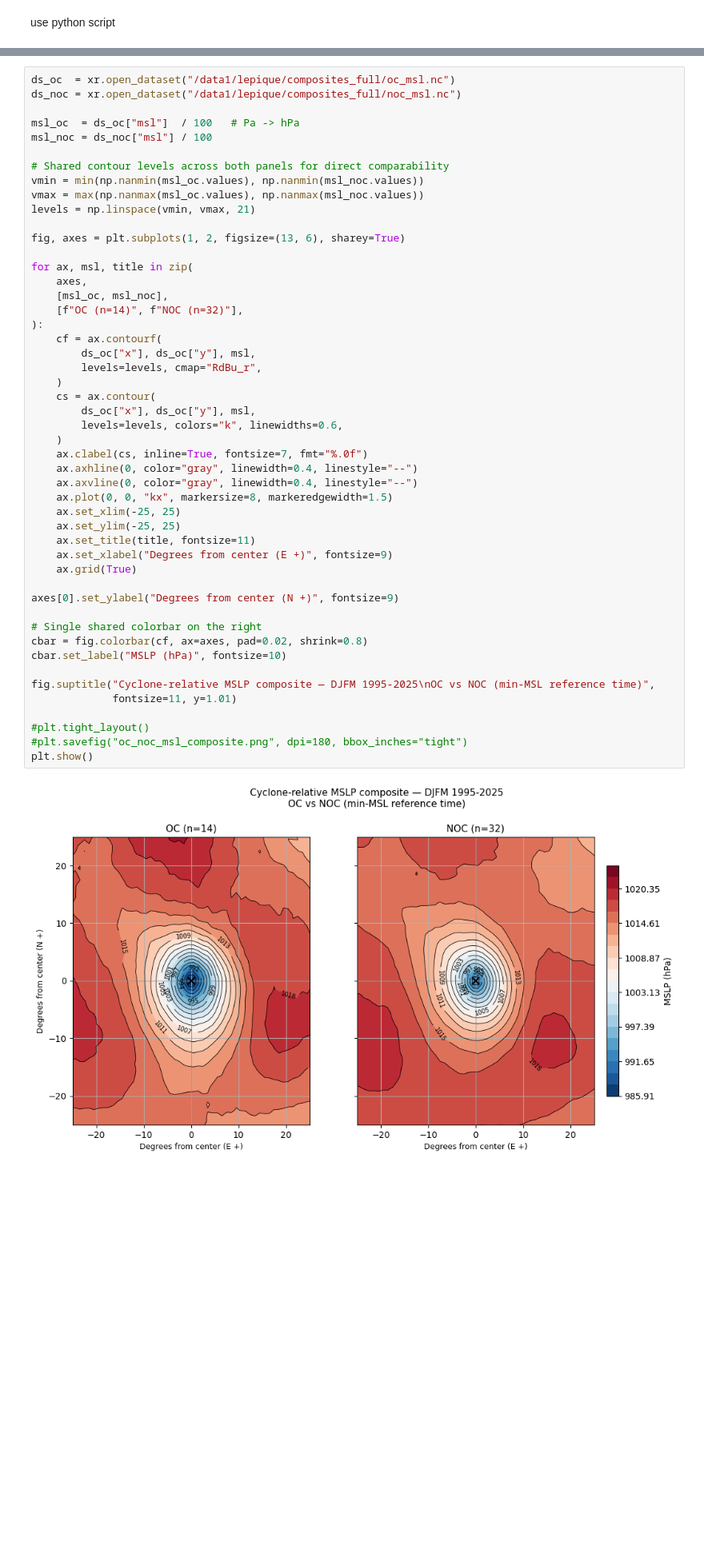
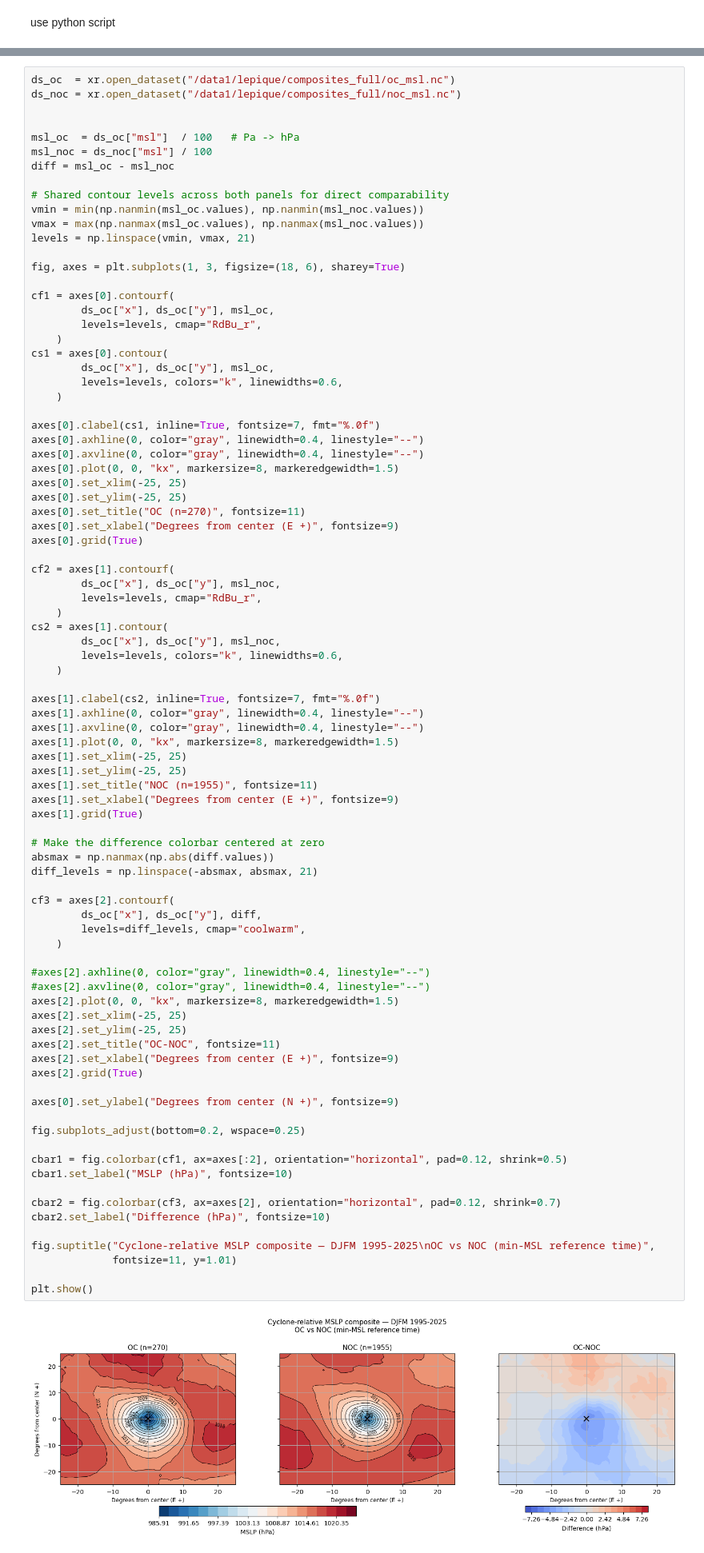
Before and after one commit to augustlepique/circs-research, a Jupyter notebook: TE_compositing.ipynb, the cells around one changed output, grey strips where cells are left out. Shown at 80% size. Saved outputs shown, nothing was run; the diff lists cells and outputs as text; blank space fills up the shorter version.

```diff
--- a/TE_compositing.ipynb
+++ b/TE_compositing.ipynb
@@ -358,51 +312,88 @@ plt.show()
 # %%
 ds_oc  = xr.open_dataset("/data1/lepique/composites_full/oc_msl.nc")
 ds_noc = xr.open_dataset("/data1/lepique/composites_full/noc_msl.nc")
 
+
 msl_oc  = ds_oc["msl"]  / 100   # Pa -> hPa
 msl_noc = ds_noc["msl"] / 100
+diff = msl_oc - msl_noc
 
 # Shared contour levels across both panels for direct comparability
 vmin = min(np.nanmin(msl_oc.values), np.nanmin(msl_noc.values))
 vmax = max(np.nanmax(msl_oc.values), np.nanmax(msl_noc.values))
 levels = np.linspace(vmin, vmax, 21)
 
-fig, axes = plt.subplots(1, 2, figsize=(13, 6), sharey=True)
+fig, axes = plt.subplots(1, 3, figsize=(18, 6), sharey=True)
 
-for ax, msl, title in zip(
-    axes,
-    [msl_oc, msl_noc],
-    [f"OC (n=14)", f"NOC (n=32)"],
-):
-    cf = ax.contourf(
-        ds_oc["x"], ds_oc["y"], msl,
+cf1 = axes[0].contourf(
+        ds_oc["x"], ds_oc["y"], msl_oc,
         levels=levels, cmap="RdBu_r",
     )
-    cs = ax.contour(
-        ds_oc["x"], ds_oc["y"], msl,
+cs1 = axes[0].contour(
+        ds_oc["x"], ds_oc["y"], msl_oc,
         levels=levels, colors="k", linewidths=0.6,
     )
-    ax.clabel(cs, inline=True, fontsize=7, fmt="%.0f")
-    ax.axhline(0, color="gray", linewidth=0.4, linestyle="--")
-    ax.axvline(0, color="gray", linewidth=0.4, linestyle="--")
-    ax.plot(0, 0, "kx", markersize=8, markeredgewidth=1.5)
-    ax.set_xlim(-25, 25)
-    ax.set_ylim(-25, 25)
-    ax.set_title(title, fontsize=11)
-    ax.set_xlabel("Degrees from center (E +)", fontsize=9)
-    ax.grid(True)
+
+axes[0].clabel(cs1, inline=True, fontsize=7, fmt="%.0f")
+axes[0].axhline(0, color="gray", linewidth=0.4, linestyle="--")
+axes[0].axvline(0, color="gray", linewidth=0.4, linestyle="--")
+axes[0].plot(0, 0, "kx", markersize=8, markeredgewidth=1.5)
+axes[0].set_xlim(-25, 25)
+axes[0].set_ylim(-25, 25)
+axes[0].set_title("OC (n=270)", fontsize=11)
+axes[0].set_xlabel("Degrees from center (E +)", fontsize=9)
+axes[0].grid(True)
+
+cf2 = axes[1].contourf(
+        ds_oc["x"], ds_oc["y"], msl_noc,
+        levels=levels, cmap="RdBu_r",
+    )
+cs2 = axes[1].contour(
+        ds_oc["x"], ds_oc["y"], msl_noc,
+        levels=levels, colors="k", linewidths=0.6,
+    )
+
+axes[1].clabel(cs2, inline=True, fontsize=7, fmt="%.0f")
+axes[1].axhline(0, color="gray", linewidth=0.4, linestyle="--")
+axes[1].axvline(0, color="gray", linewidth=0.4, linestyle="--")
+axes[1].plot(0, 0, "kx", markersize=8, markeredgewidth=1.5)
+axes[1].set_xlim(-25, 25)
+axes[1].set_ylim(-25, 25)
+axes[1].set_title("NOC (n=1955)", fontsize=11)
+axes[1].set_xlabel("Degrees from center (E +)", fontsize=9)
+axes[1].grid(True)
+
+# Make the difference colorbar centered at zero
+absmax = np.nanmax(np.abs(diff.values))
+diff_levels = np.linspace(-absmax, absmax, 21)
+
+cf3 = axes[2].contourf(
+        ds_oc["x"], ds_oc["y"], diff,
+        levels=diff_levels, cmap="coolwarm",
+    )
+
+#axes[2].axhline(0, color="gray", linewidth=0.4, linestyle="--")
+#axes[2].axvline(0, color="gray", linewidth=0.4, linestyle="--")
+axes[2].plot(0, 0, "kx", markersize=8, markeredgewidth=1.5)
+axes[2].set_xlim(-25, 25)
+axes[2].set_ylim(-25, 25)
+axes[2].set_title("OC-NOC", fontsize=11)
+axes[2].set_xlabel("Degrees from center (E +)", fontsize=9)
+axes[2].grid(True)
 
 axes[0].set_ylabel("Degrees from center (N +)", fontsize=9)
 
-# Single shared colorbar on the right
-cbar = fig.colorbar(cf, ax=axes, pad=0.02, shrink=0.8)
-cbar.set_label("MSLP (hPa)", fontsize=10)
+fig.subplots_adjust(bottom=0.2, wspace=0.25)
+
+cbar1 = fig.colorbar(cf1, ax=axes[:2], orientation="horizontal", pad=0.12, shrink=0.5)
+cbar1.set_label("MSLP (hPa)", fontsize=10)
+
+cbar2 = fig.colorbar(cf3, ax=axes[2], orientation="horizontal", pad=0.12, shrink=0.7)
+cbar2.set_label("Difference (hPa)", fontsize=10)
 
 fig.suptitle("Cyclone-relative MSLP composite — DJFM 1995-2025\nOC vs NOC (min-MSL reference time)",
              fontsize=11, y=1.01)
 
-#plt.tight_layout()
-#plt.savefig("oc_noc_msl_composite.png", dpi=180, bbox_inches="tight")
 plt.show()
 # %% [output]
-[figure, old version]
+[figure, new version]
```
Also changed, not shown: parts of 55 cells of this notebook, 4 other files.
